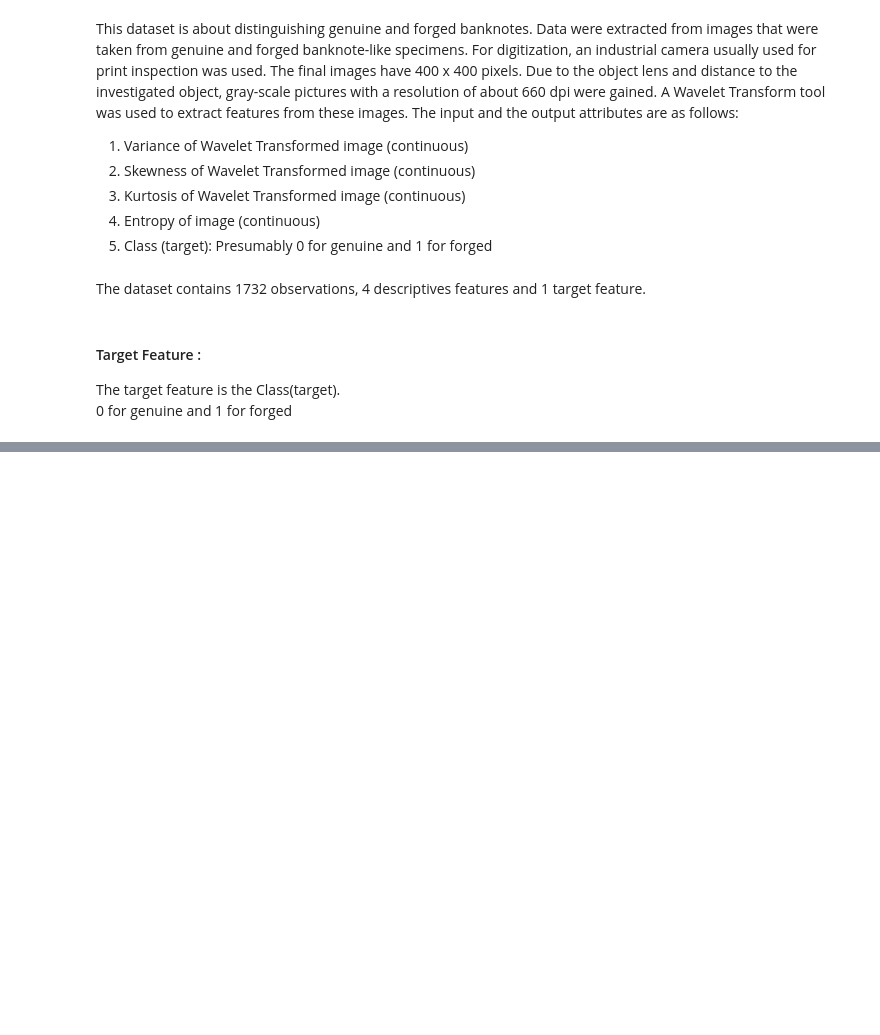
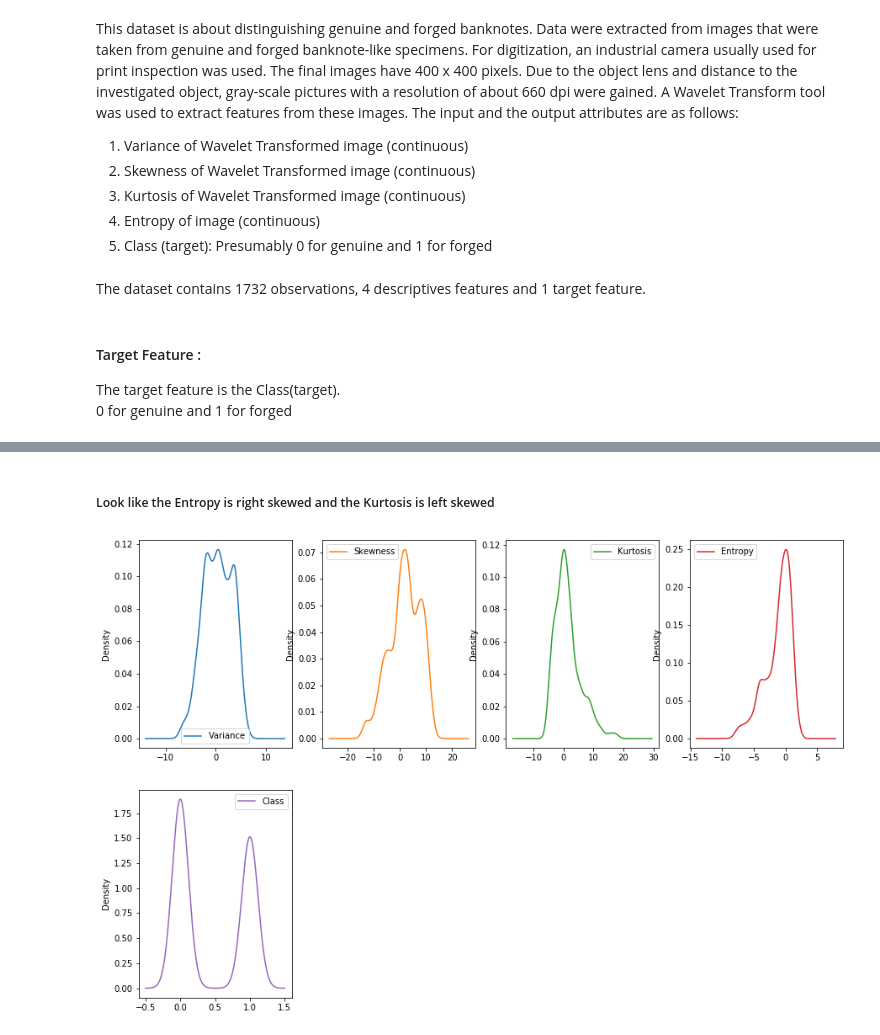
Before and after one commit to kartikm0021/Machine_Learning_Algorithms, a Jupyter notebook: Logistic_Regression/report/kartik_mahadevan_report.ipynb, the cells around one changed output, grey strips where cells are left out. Drawn from its saved outputs; the diff is of its cells as text; code cells hidden in the pictures; blank space fills up the shorter version.

```diff
--- a/Logistic_Regression/report/kartik_mahadevan_report.ipynb
+++ b/Logistic_Regression/report/kartik_mahadevan_report.ipynb
@@ -28,0 +124,10 @@ The target feature is the Class(target). <br/>
+# %% [markdown]
+##### Look like the Entropy is right skewed and the Kurtosis is left skewed
+# %%
+#Density Distribution
+
+data.plot(kind='density',layout=(2,4),sharex=False,sharey=False,subplots=True,grid=False,
+          figsize=(15,10));
+plt.show()
+# %% [output]
+[figure, added]
```
Also changed, not shown: parts of 55 cells of this notebook, 15 other files.
